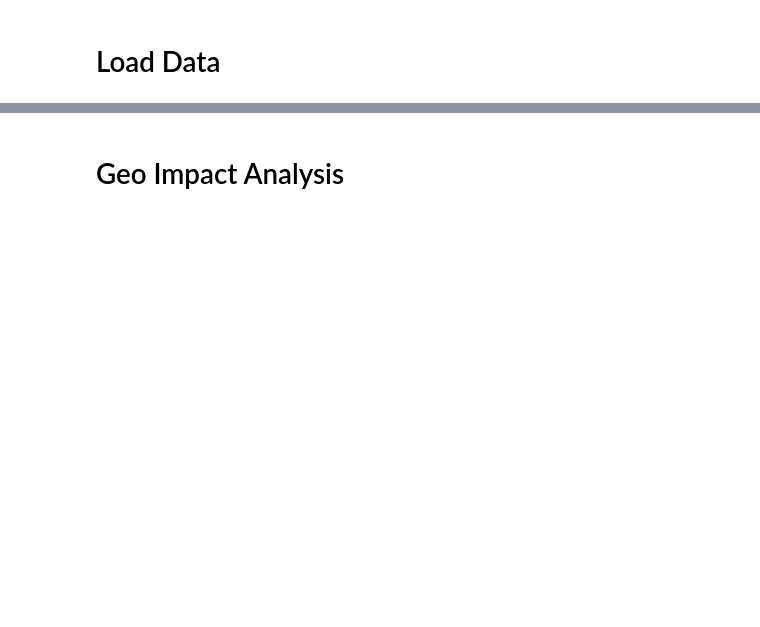
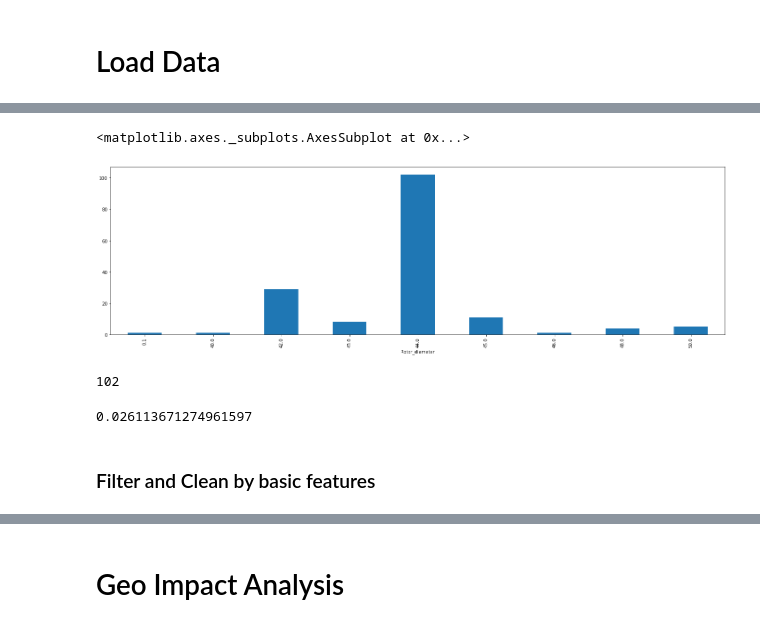
Before and after one commit to sevewing/WindmillPrediction, a Jupyter notebook: Clustering.ipynb, the cells around one changed output, grey strips where cells are left out. Drawn from its saved outputs; the diff is of its cells as text; code cells hidden in the pictures; blank space fills up the shorter version.

```diff
--- a/Clustering.ipynb
+++ b/Clustering.ipynb
@@ -84,0 +76,6 @@ root
+# %%
+plt.figure(figsize=(25,7))
+windmill_LW_600.groupby("Rotor_diameter").count()["GSRN"].plot.bar()
+# %% [output]
+<matplotlib.axes._subplots.AxesSubplot at 0x...>
+[figure, added]
@@ -84,0 +84,11 @@ root
+# %%
+cnt = windmill_LW_600.count()["GSRN"]
+cnt
+# %% [output]
+102
+# %%
+cnt/len(windmill_LW)
+# %% [output]
+0.026113671274961597
+# %% [markdown]
+### Filter and Clean by basic features
```
Also changed, not shown: parts of 95 cells of this notebook, 14 other files.
